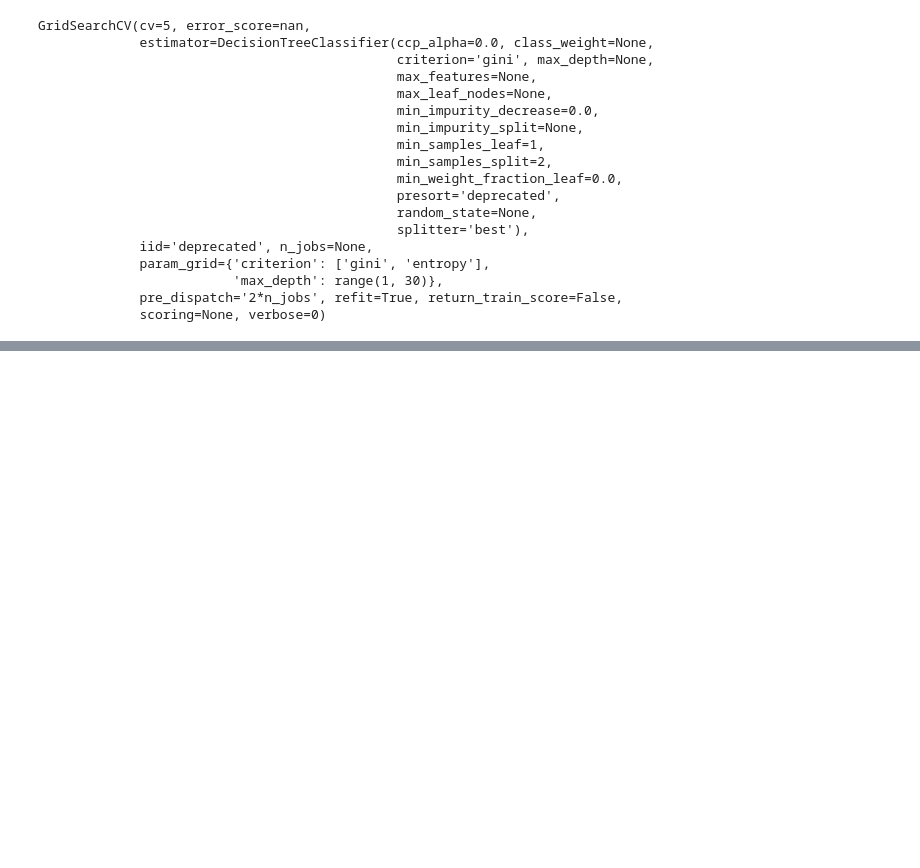
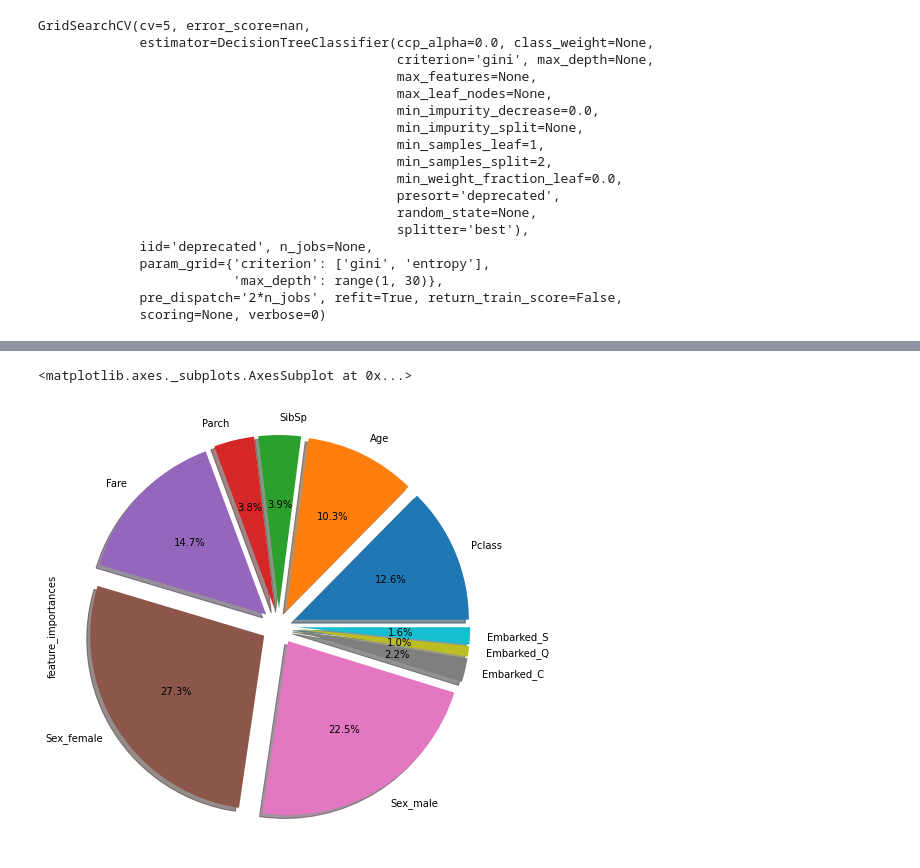
Before and after one commit to Jiablero/notebooks, a Jupyter notebook: stepik_decision_tree_titanic.ipynb, the cells around one changed output, grey strips where cells are left out. Drawn from its saved outputs; the diff is of its cells as text; code cells hidden in the pictures; blank space fills up the shorter version.

```diff
--- a/stepik_decision_tree_titanic.ipynb
+++ b/stepik_decision_tree_titanic.ipynb
@@ -379,0 +429,2 @@ plt.show()
+# %%
+best_clf = grid_search_cv_clf.best_estimator_
@@ -379,0 +435,4 @@ plt.show()
+# %%
+feature_importances = best_clf.feature_importances_
+# %%
+feature_importances_df = pd.DataFrame({'features': list(X_train),'feature_importances': feature_importances})
@@ -379,0 +453,6 @@ plt.show()
+# %%
+feature_importances_df.plot.pie(explode=[0.1]*len(X_train.columns), labels = feature_importances_df.features, y = 'feature_importances', \
+                                autopct='%1.1f%%', shadow = True, legend = False, figsize=(8,8))
+# %% [output]
+<matplotlib.axes._subplots.AxesSubplot at 0x...>
+[figure, added]
```
Also changed, not shown: parts of 23 cells of this notebook.
